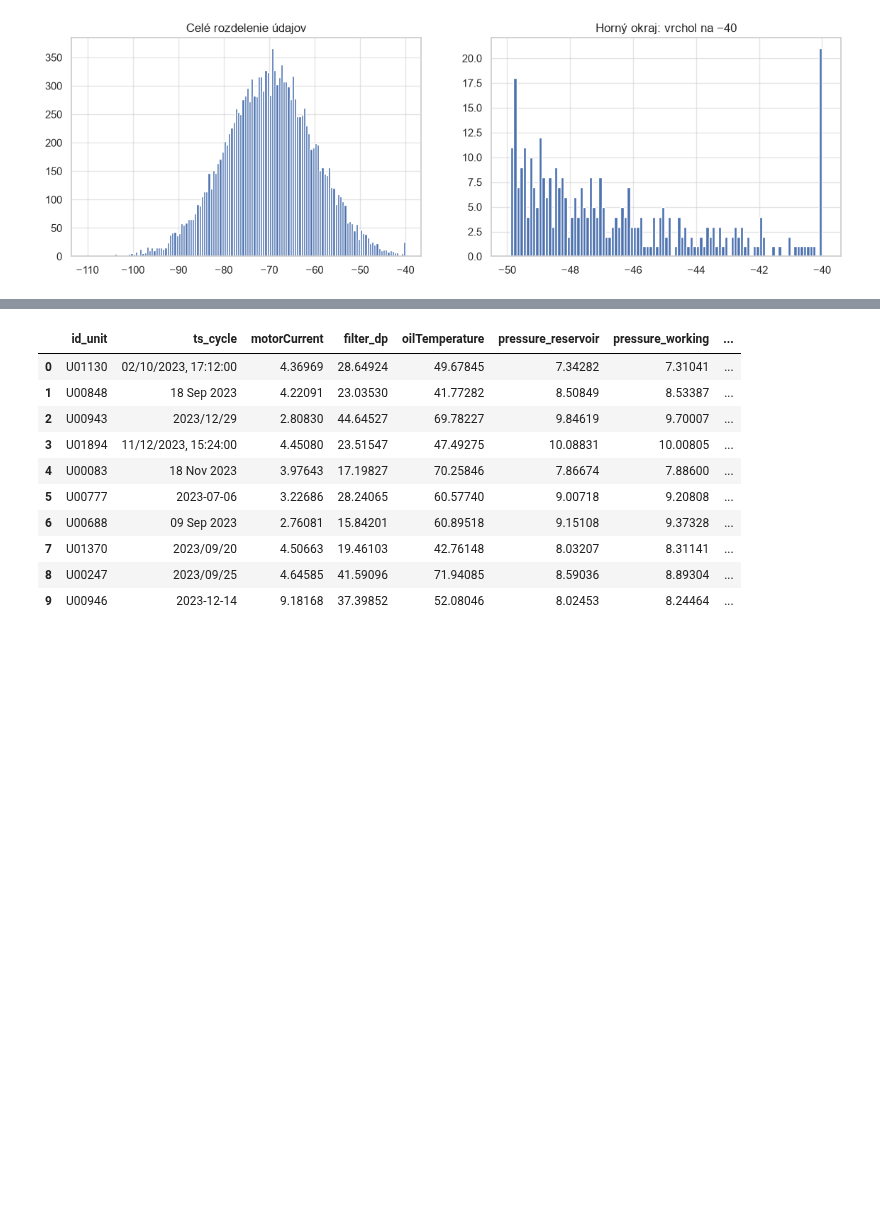
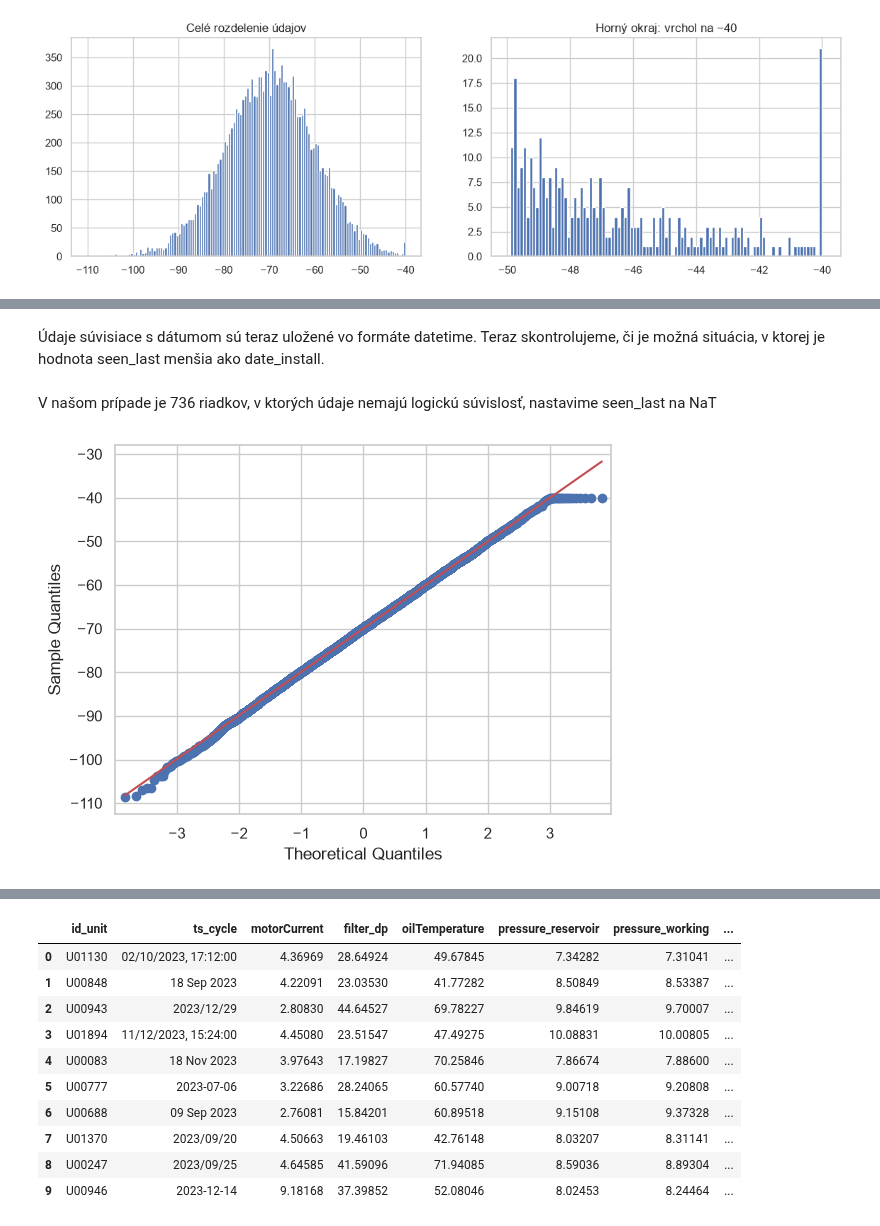
Before and after one commit to NovAndrii/IAU_project, a Jupyter notebook: prjct.ipynb, the cells around one changed output, grey strips where cells are left out. Drawn from its saved outputs; the diff is of its cells as text; code cells hidden in the pictures; blank space fills up the shorter version.

```diff
--- a/prjct.ipynb
+++ b/prjct.ipynb
@@ -543,0 +498,13 @@ fig.colorbar(sc, label="dBm")
+# %% [markdown]
+Údaje súvisiace s dátumom sú teraz uložené vo formáte datetime. Teraz skontrolujeme, či je možná situácia, v ktorej je hodnota seen_last menšia ako date_install.
+# %% [markdown]
+V našom prípade je 736 riadkov, v ktorých údaje nemajú logickú súvislosť, nastavime seen_last na NaT
+# %%
+gateways.loc[gateways["seen_last"] < gateways["date_install"], 'seen_last'] = pd.NaT
+# %%
+import statsmodels.api as sm
+
+sm.qqplot(gateways.dbm_signal, line='s')
+py.show()
+# %% [output]
+[figure, added]
```
Also changed, not shown: parts of 126 cells of this notebook.
